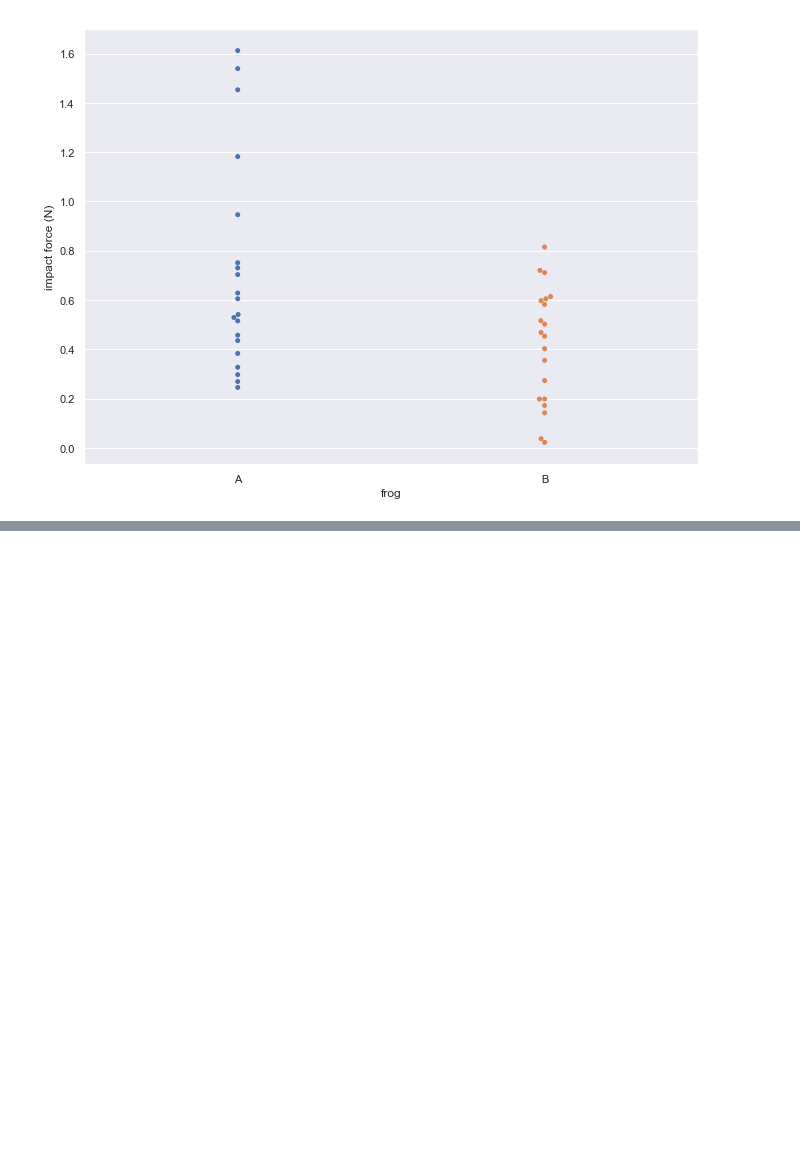
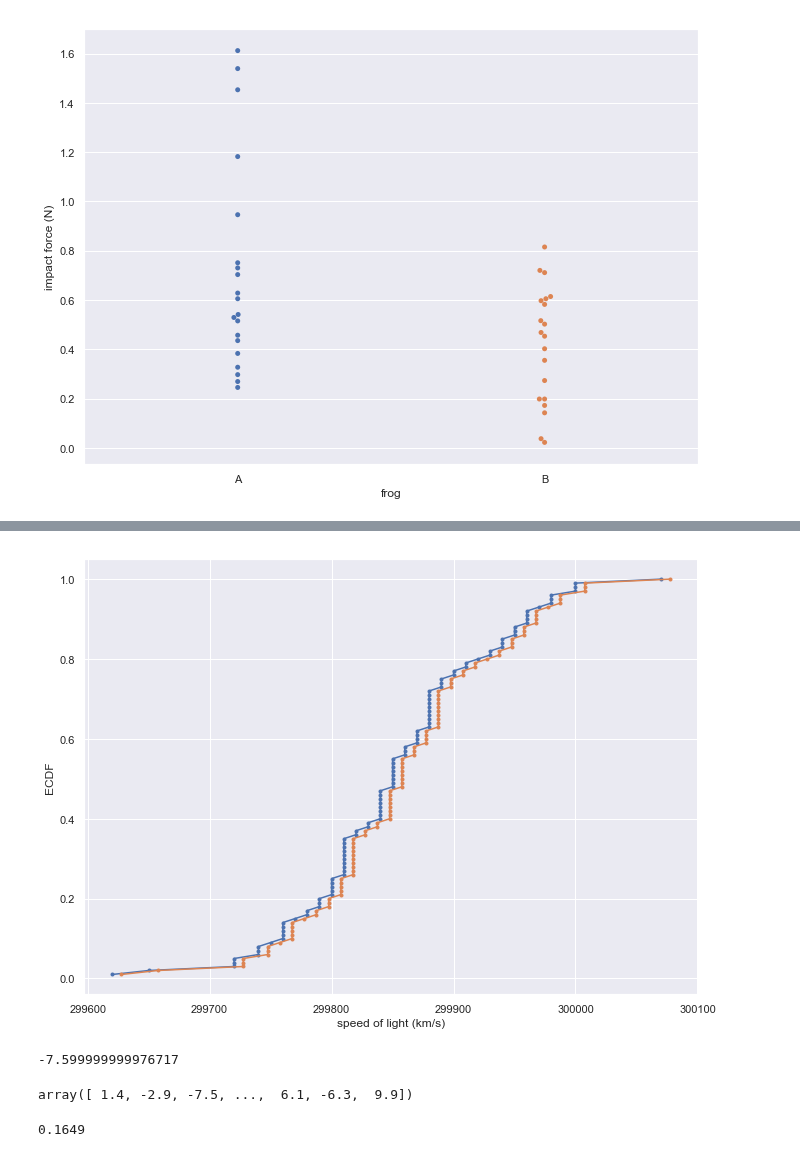
Before and after one commit to MikSm1th/datacamp_notes, a Jupyter notebook: statisitical_thinking_in_python_2/Introduction to hypothesis testing .ipynb, the cells around one changed output, grey strips where cells are left out. Drawn from its saved outputs; the diff is of its cells as text; code cells hidden in the pictures; blank space fills up the shorter version.

```diff
--- a/statisitical_thinking_in_python_2/Introduction to hypothesis testing .ipynb
+++ b/statisitical_thinking_in_python_2/Introduction to hypothesis testing .ipynb
@@ -167,0 +190,7 @@ _ = plt.ylabel('impact force (N)')
+# %%
+michelson_speed_of_light = pd.read_csv('michelson_speed_of_light.csv')
+michelson_speed_of_light = np.array(michelson_speed_of_light['velocity of light in air (km/s)'])
+
+newcombe_value = 299860
+michelson_shifted = michelson_speed_of_light - np.mean(michelson_speed_of_light) + newcombe_value
+michelson_shifted
@@ -167,0 +215,18 @@ _ = plt.ylabel('impact force (N)')
+# %%
+x, y = ecdf(michelson_speed_of_light)
+x_shift, y_shift = ecdf(michelson_shifted)
+_ = plt.plot(x, y, marker='.')
+_ = plt.plot(x_shift, y_shift, marker='.')
+_ = plt.xlabel('speed of light (km/s)')
+_ = plt.ylabel('ECDF')
+# %% [output]
+[figure, added]
+# %%
+def diff_from_newcomb(data, newcombe_value=299860):
+    return np.mean(data) - newcombe_value
+
+diff_observed = diff_from_newcomb(michelson_speed_of_light)
+
+diff_observed
+# %% [output]
+-7.599999999976717
@@ -167,0 +252,10 @@ _ = plt.ylabel('impact force (N)')
+# %%
+bs_replicates = draw_bs_reps(michelson_shifted, diff_from_newcomb, 10000)
+bs_replicates
+# %% [output]
+array([ 1.4, -2.9, -7.5, ...,  6.1, -6.3,  9.9])
+# %%
+p_value = np.sum(bs_replicates <= diff_observed) / 10000
+p_value
+# %% [output]
+0.1649
```
Also changed, not shown: parts of 15 cells of this notebook, 2 other files.
